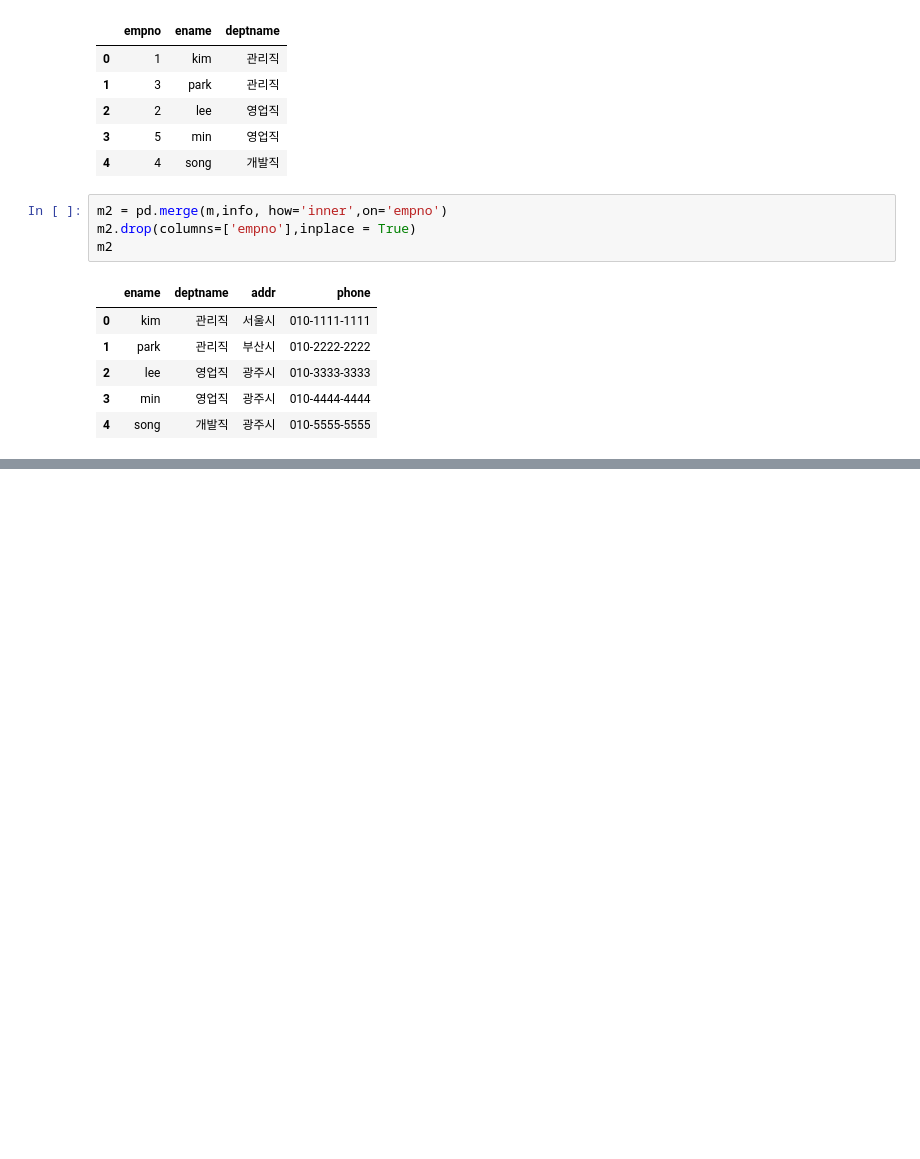
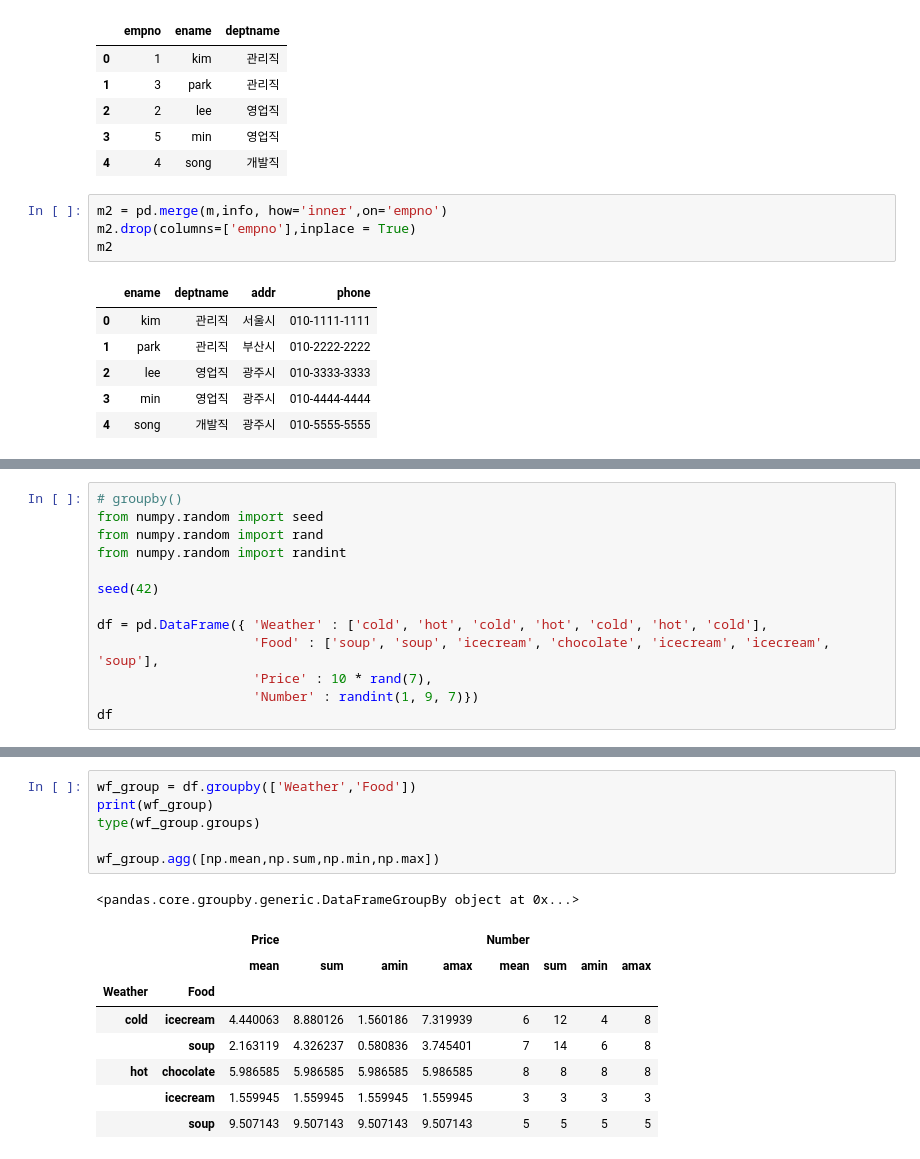
Before and after one commit to landturtler/2020_AI_education_example, a Jupyter notebook: pandas_basic.ipynb, the cells around one changed output, grey strips where cells are left out. Saved outputs shown, nothing was run; the diff lists cells and outputs as text; blank space fills up the shorter version.

```diff
--- a/pandas_basic.ipynb
+++ b/pandas_basic.ipynb
@@ -654,0 +779,13 @@ Name: ename, dtype: bool
+# %%
+# groupby()
+from numpy.random import seed
+from numpy.random import rand
+from numpy.random import randint
+
+seed(42)
+
+df = pd.DataFrame({ 'Weather' : ['cold', 'hot', 'cold', 'hot', 'cold', 'hot', 'cold'],
+                    'Food' : ['soup', 'soup', 'icecream', 'chocolate', 'icecream', 'icecream', 'soup'],
+                    'Price' : 10 * rand(7),
+                    'Number' : randint(1, 9, 7)})
+df
@@ -654,0 +839,16 @@ Name: ename, dtype: bool
+# %%
+wf_group = df.groupby(['Weather','Food'])
+print(wf_group)
+type(wf_group.groups)
+
+wf_group.agg([np.mean,np.sum,np.min,np.max])
+# %% [output]
+<pandas.core.groupby.generic.DataFrameGroupBy object at 0x...>
+|  |  | Price |  |  |  | Number |  |  |  |
+|  |  | mean | sum | amin | amax | mean | sum | amin | amax |
+| Weather | Food |  |  |  |  |  |  |  |  |
+| cold | icecream | 4.440063 | 8.880126 | 1.560186 | 7.319939 | 6 | 12 | 4 | 8 |
+|  | soup | 2.163119 | 4.326237 | 0.580836 | 3.745401 | 7 | 14 | 6 | 8 |
+| hot | chocolate | 5.986585 | 5.986585 | 5.986585 | 5.986585 | 8 | 8 | 8 | 8 |
+|  | icecream | 1.559945 | 1.559945 | 1.559945 | 1.559945 | 3 | 3 | 3 | 3 |
+|  | soup | 9.507143 | 9.507143 | 9.507143 | 9.507143 | 5 | 5 | 5 | 5 |
```
Also changed, not shown: parts of 22 cells of this notebook.
